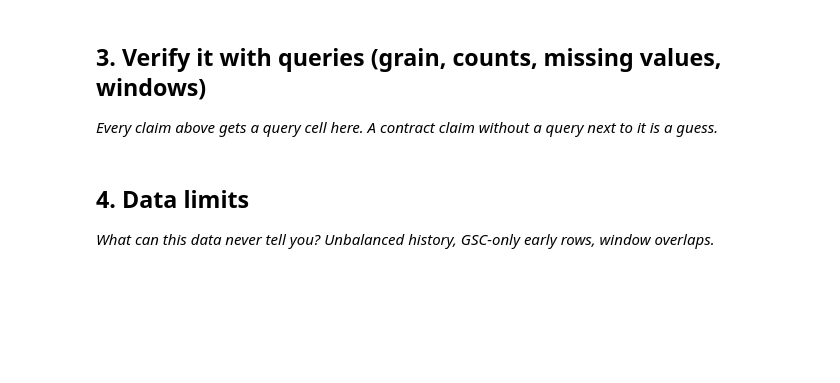
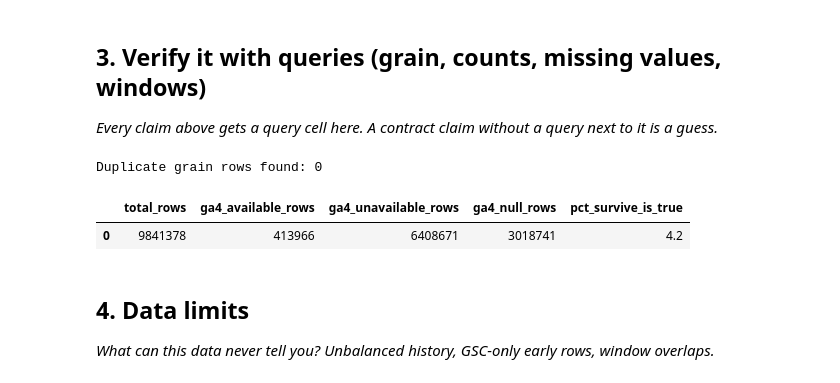
Before and after one commit to HassanKh4lil/ML-WEEK-1, a Jupyter notebook: work/notebooks/w03_data_contract.ipynb, the cells around one changed output. Saved outputs shown, nothing was run; the diff lists cells and outputs as text; code cells hidden in the pictures; blank space fills up the shorter version.

```diff
--- a/work/notebooks/w03_data_contract.ipynb
+++ b/work/notebooks/w03_data_contract.ipynb
@@ -30,3 +111,41 @@ This skeleton is yours to fill. Work the sections **in order** — each one has
+# %%
+grain_check = con.sql(f"""
+    SELECT report_date, client_hash_id, content_hash_id, COUNT(*) AS c
+    FROM {FACT}
+    GROUP BY 1, 2, 3
+    HAVING COUNT(*) > 1
+    LIMIT 5
+""").df()
+print("Duplicate grain rows found:", len(grain_check))
+grain_check
+
+span = con.sql(f"""
+    SELECT
+        COUNT(*)                          AS n_rows,
+        MIN(report_date)                  AS min_date,
+        MAX(report_date)                  AS max_date,
+        COUNT(DISTINCT client_hash_id)    AS n_clients,
+        COUNT(DISTINCT content_hash_id)   AS n_content_items
+    FROM {FACT}
+""").df()
+span
+
+availability = con.sql(f"""
+    SELECT
+        COUNT(*) AS total_rows,
+        COUNT(*) FILTER (WHERE ga4_data_available IS TRUE)  AS ga4_available_rows,
+        COUNT(*) FILTER (WHERE ga4_data_available IS FALSE) AS ga4_unavailable_rows,
+        COUNT(*) FILTER (WHERE ga4_data_available IS NULL)  AS ga4_null_rows
+    FROM {FACT}
+""").df()
+availability['pct_survive_is_true'] = (
+    100.0 * availability['ga4_available_rows'] / availability['total_rows']
+).round(1)
+availability
+# %% [output]
+Duplicate grain rows found: 0
+|  | total_rows | ga4_available_rows | ga4_unavailable_rows | ga4_null_rows | pct_survive_is_true |
+| 0 | 9841378 | 413966 | 6408671 | 3018741 | 4.2 |
 # %% [markdown]
 ## 4. Data limits
 
```
Also changed, not shown: parts of 7 cells of this notebook.
